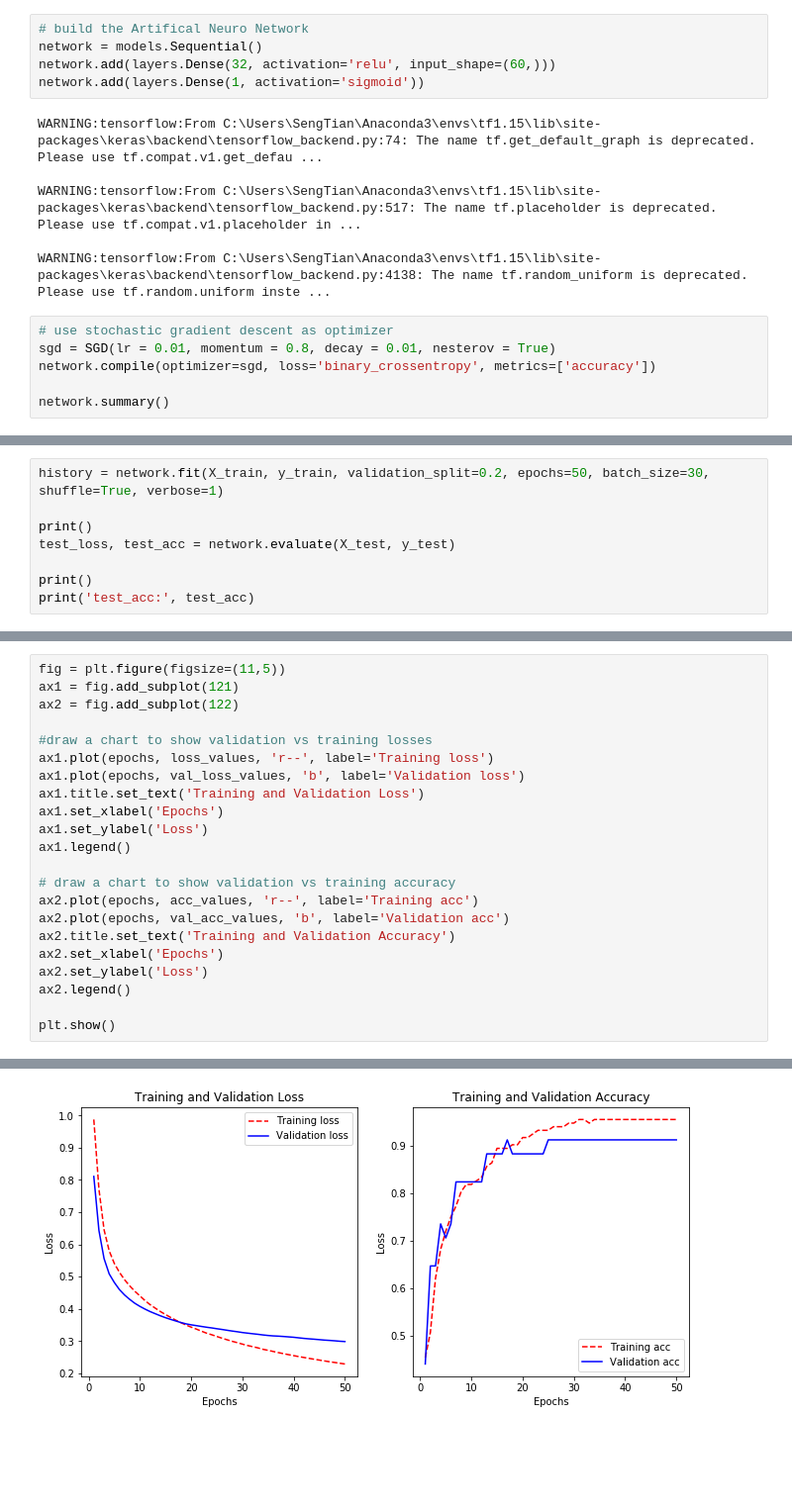
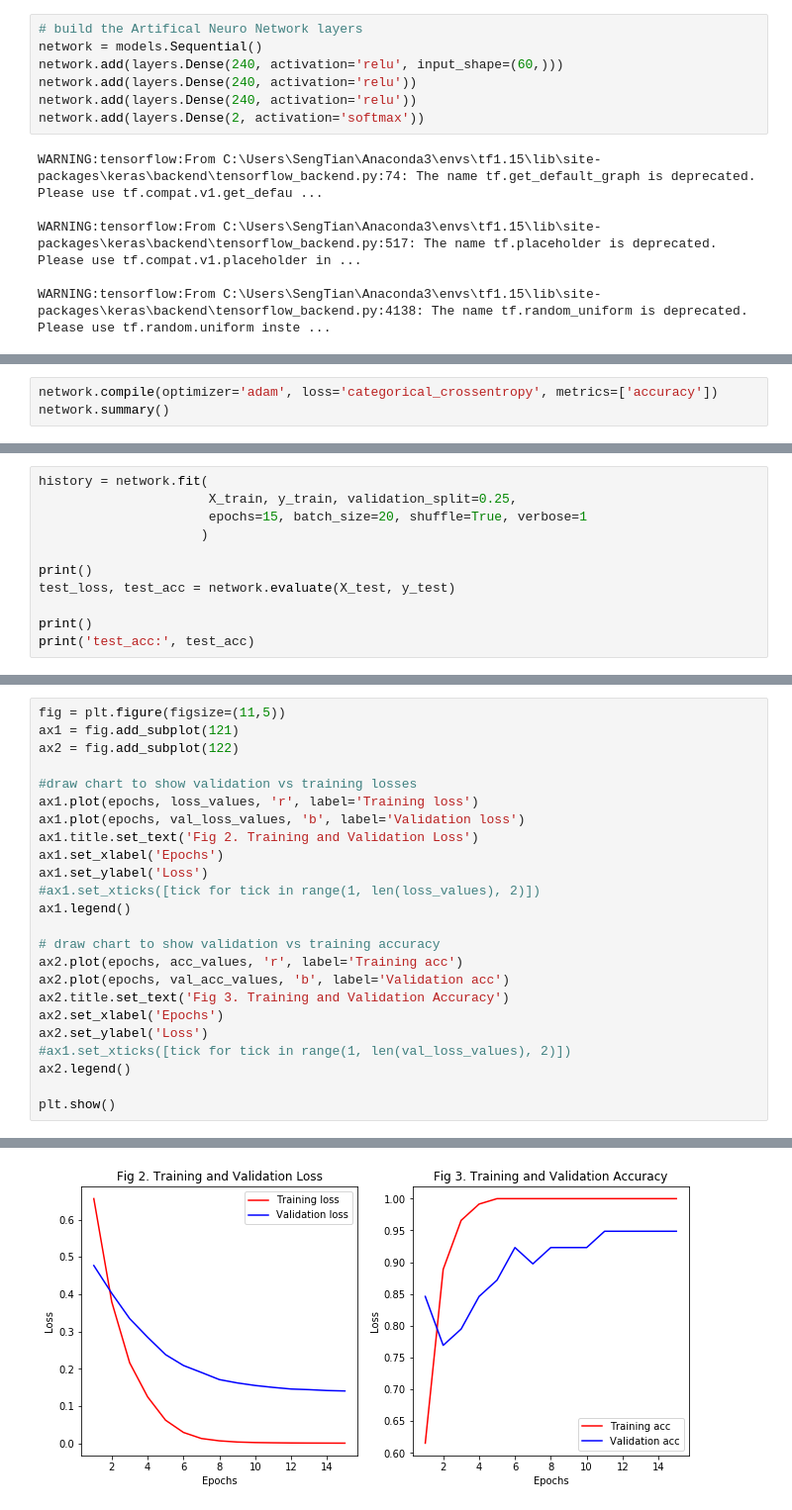
Before and after one commit to koayst/rp_deep_learning, a Jupyter notebook: Question_1/Question1_DLF.ipynb, the cells around one changed output, grey strips where cells are left out. Shown: that part at 99% size. Drawn from its saved outputs; the diff is of its cells as text; blank space fills up the shorter version.

Commit message:
Change output layer from 1 output to 2.  Use softmax.

```diff
--- a/Question_1/Question1_DLF.ipynb
+++ b/Question_1/Question1_DLF.ipynb
@@ -175,17 +243,13 @@ StandardScaler(copy=True, with_mean=True, with_std=True)
 # %%
-# build the Artifical Neuro Network
+# build the Artifical Neuro Network layers
 network = models.Sequential()
-network.add(layers.Dense(32, activation='relu', input_shape=(60,)))
-network.add(layers.Dense(1, activation='sigmoid'))
+network.add(layers.Dense(240, activation='relu', input_shape=(60,)))
+network.add(layers.Dense(240, activation='relu'))
+network.add(layers.Dense(240, activation='relu'))
+network.add(layers.Dense(2, activation='softmax'))
 # %% [output]
 WARNING:tensorflow:From C:\Users\SengTian\Anaconda3\envs\tf1.15\lib\site-packages\keras\backend\tensorflow_backend.py:74: The name tf.get_default_graph is deprecated. Please use tf.compat.v1.get_defau ...
 
 WARNING:tensorflow:From C:\Users\SengTian\Anaconda3\envs\tf1.15\lib\site-packages\keras\backend\tensorflow_backend.py:517: The name tf.placeholder is deprecated. Please use tf.compat.v1.placeholder in ...
 
 WARNING:tensorflow:From C:\Users\SengTian\Anaconda3\envs\tf1.15\lib\site-packages\keras\backend\tensorflow_backend.py:4138: The name tf.random_uniform is deprecated. Please use tf.random.uniform inste ...
-# %%
-# use stochastic gradient descent as optimizer
-sgd = SGD(lr = 0.01, momentum = 0.8, decay = 0.01, nesterov = True)
-network.compile(optimizer=sgd, loss='binary_crossentropy', metrics=['accuracy'])
-
-network.summary()
@@ -210,0 +256,3 @@ _________________________________________________________________
+# %%
+network.compile(optimizer='adam', loss='categorical_crossentropy', metrics=['accuracy'])
+network.summary()
@@ -211,5 +279,8 @@ _________________________________________________________________
 # %%
-history = network.fit(X_train, y_train, validation_split=0.2, epochs=50, batch_size=30, shuffle=True, verbose=1)
+history = network.fit(
+                      X_train, y_train, validation_split=0.25,
+                      epochs=15, batch_size=20, shuffle=True, verbose=1
+                     )
 
 print()
 test_loss, test_acc = network.evaluate(X_test, y_test)
@@ -248,34 +317,36 @@ epochs = range(1, len(loss_values) + 1)
 # %%
 fig = plt.figure(figsize=(11,5))
 ax1 = fig.add_subplot(121)
 ax2 = fig.add_subplot(122)
 
-#draw a chart to show validation vs training losses
-ax1.plot(epochs, loss_values, 'r--', label='Training loss')
+#draw chart to show validation vs training losses
+ax1.plot(epochs, loss_values, 'r', label='Training loss')
 ax1.plot(epochs, val_loss_values, 'b', label='Validation loss')
-ax1.title.set_text('Training and Validation Loss')
+ax1.title.set_text('Fig 2. Training and Validation Loss')
 ax1.set_xlabel('Epochs')
 ax1.set_ylabel('Loss')
+#ax1.set_xticks([tick for tick in range(1, len(loss_values), 2)])
 ax1.legend()
 
-# draw a chart to show validation vs training accuracy
-ax2.plot(epochs, acc_values, 'r--', label='Training acc')
+# draw chart to show validation vs training accuracy
+ax2.plot(epochs, acc_values, 'r', label='Training acc')
 ax2.plot(epochs, val_acc_values, 'b', label='Validation acc')
-ax2.title.set_text('Training and Validation Accuracy')
+ax2.title.set_text('Fig 3. Training and Validation Accuracy')
 ax2.set_xlabel('Epochs')
 ax2.set_ylabel('Loss')
+#ax1.set_xticks([tick for tick in range(1, len(val_loss_values), 2)])
 ax2.legend()
 
 plt.show()
 # %% [output]
 [<matplotlib.lines.Line2D at 0x...>]
 [<matplotlib.lines.Line2D at 0x...>]
 Text(0.5, 0, 'Epochs')
 Text(0, 0.5, 'Loss')
 <matplotlib.legend.Legend at 0x...>
 [<matplotlib.lines.Line2D at 0x...>]
 [<matplotlib.lines.Line2D at 0x...>]
 Text(0.5, 0, 'Epochs')
 Text(0, 0.5, 'Loss')
 <matplotlib.legend.Legend at 0x...>
-[figure, old version]
+[figure, new version]
```
Also changed, not shown: parts of 20 cells of this notebook.
